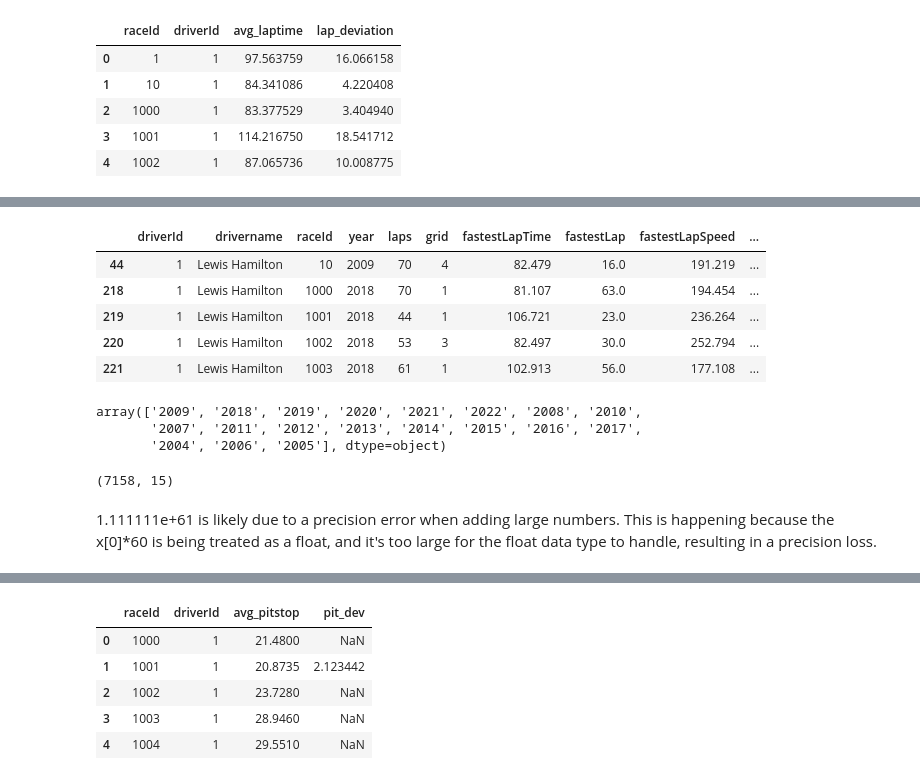
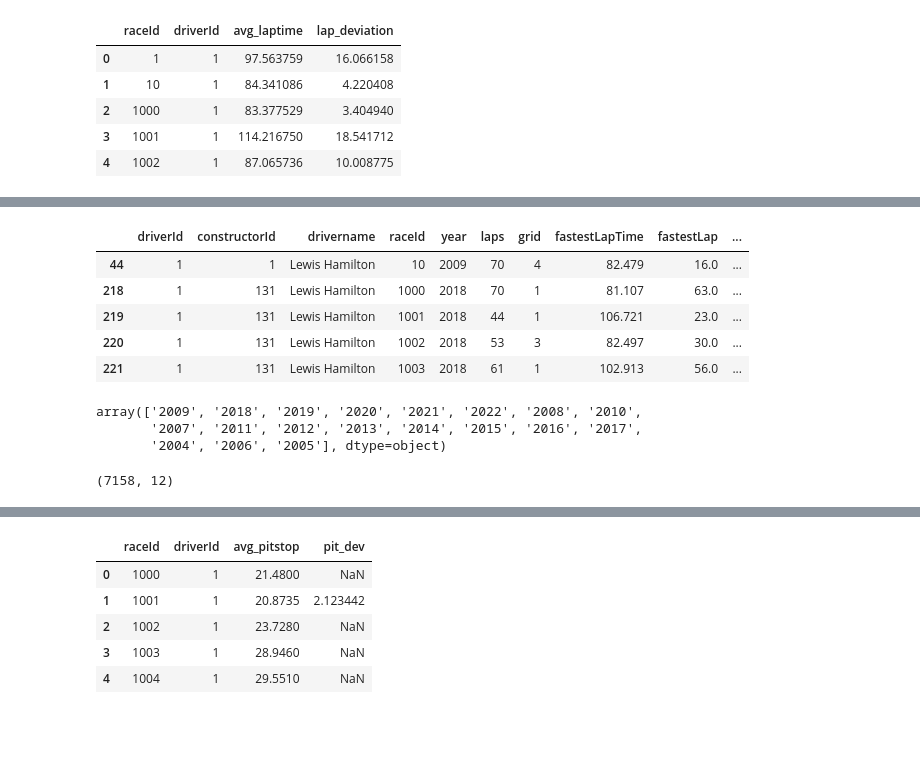
Before and after one commit to mclellanw00/capstone, a Jupyter notebook: F1Data.ipynb, the cells around one changed output, grey strips where cells are left out. Drawn from its saved outputs; the diff is of its cells as text; code cells hidden in the pictures; blank space fills up the shorter version.

```diff
--- a/F1Data.ipynb
+++ b/F1Data.ipynb
@@ -692,27 +693,27 @@ min_to_seconds = (lambda x: (x[0]*60 + x[1]))
 # %%
 laptimes_joined = topdriver_select >> left_join(lapdrivers_select, on =['driverId', 'raceId'])
 driver_laptimes = (laptimes_joined
-                >> select(X.driverId, X.fname, X.lname, X.raceId, X.year, X.laps, X.grid, X.fastestLapTime, X.fastestLap, X.fastestLapSpeed,
+                >> select(X.driverId, X.constructorId, X.fname, X.lname, X.raceId, X.year, X.laps, X.grid, X.fastestLapTime, X.fastestLap, X.fastestLapSpeed,
                            X.avg_laptime, X.lap_deviation, X.status)
                 >> group_by(X.driverId, X.raceId)
                 >> mutate(fastestLapTime = X.fastestLapTime.astype(str))
                 >> filter_by(X.fastestLapTime != 'nan')
                 >> mutate(fastestLapTime = X.fastestLapTime.apply(str_splitting))
                 >> mutate(fastestLapTime = X.fastestLapTime.apply(min_to_seconds))
                 >> mutate(status = X.status.map(statusrecode))
                 >> mutate(new_statusId = if_else(X.status == 'driver/circuit', 1,0))
                 >> mutate(drivername = X.fname + ' ' + X.lname)
-                >> select(X.driverId, X.drivername, X.raceId, X.year, X.laps, X.grid, X.fastestLapTime, X.fastestLap,
-                           X.fastestLapSpeed, X.avg_laptime, X.lap_deviation, X.status)
+                >> select(X.driverId, X.constructorId, X.drivername, X.raceId, X.year, X.laps, X.grid, X.fastestLapTime, X.fastestLap,
+                           X.fastestLapSpeed, X.avg_laptime, X.lap_deviation, X.new_statusId)
 )
 driver_laptimes.head(5)
 # %% [output]
-|  | driverId | drivername | raceId | year | laps | grid | fastestLapTime | fastestLap | fastestLapSpeed | ... |
-| 44 | 1 | Lewis Hamilton | 10 | 2009 | 70 | 4 | 82.479 | 16.0 | 191.219 | ... |
-| 218 | 1 | Lewis Hamilton | 1000 | 2018 | 70 | 1 | 81.107 | 63.0 | 194.454 | ... |
-| 219 | 1 | Lewis Hamilton | 1001 | 2018 | 44 | 1 | 106.721 | 23.0 | 236.264 | ... |
-| 220 | 1 | Lewis Hamilton | 1002 | 2018 | 53 | 3 | 82.497 | 30.0 | 252.794 | ... |
-| 221 | 1 | Lewis Hamilton | 1003 | 2018 | 61 | 1 | 102.913 | 56.0 | 177.108 | ... |
+|  | driverId | constructorId | drivername | raceId | year | laps | grid | fastestLapTime | fastestLap | ... |
+| 44 | 1 | 1 | Lewis Hamilton | 10 | 2009 | 70 | 4 | 82.479 | 16.0 | ... |
+| 218 | 1 | 131 | Lewis Hamilton | 1000 | 2018 | 70 | 1 | 81.107 | 63.0 | ... |
+| 219 | 1 | 131 | Lewis Hamilton | 1001 | 2018 | 44 | 1 | 106.721 | 23.0 | ... |
+| 220 | 1 | 131 | Lewis Hamilton | 1002 | 2018 | 53 | 3 | 82.497 | 30.0 | ... |
+| 221 | 1 | 131 | Lewis Hamilton | 1003 | 2018 | 61 | 1 | 102.913 | 56.0 | ... |
 # %%
 driver_laptimes.year.unique()
 # %% [output]
@@ -722,7 +723,4 @@ array(['2009', '2018', '2019', '2020', '2021', '2022', '2008', '2010',
 # %%
 driver_laptimes.shape
 # %% [output]
-(7158, 15)
+(7158, 12)
-# %% [markdown]
-1.111111e+61 is likely due to a precision error when adding large numbers.
-This is happening because the x[0]*60 is being treated as a float, and it's too large for the float data type to handle, resulting in a precision loss.
```
Also changed, not shown: parts of 35 cells of this notebook.
